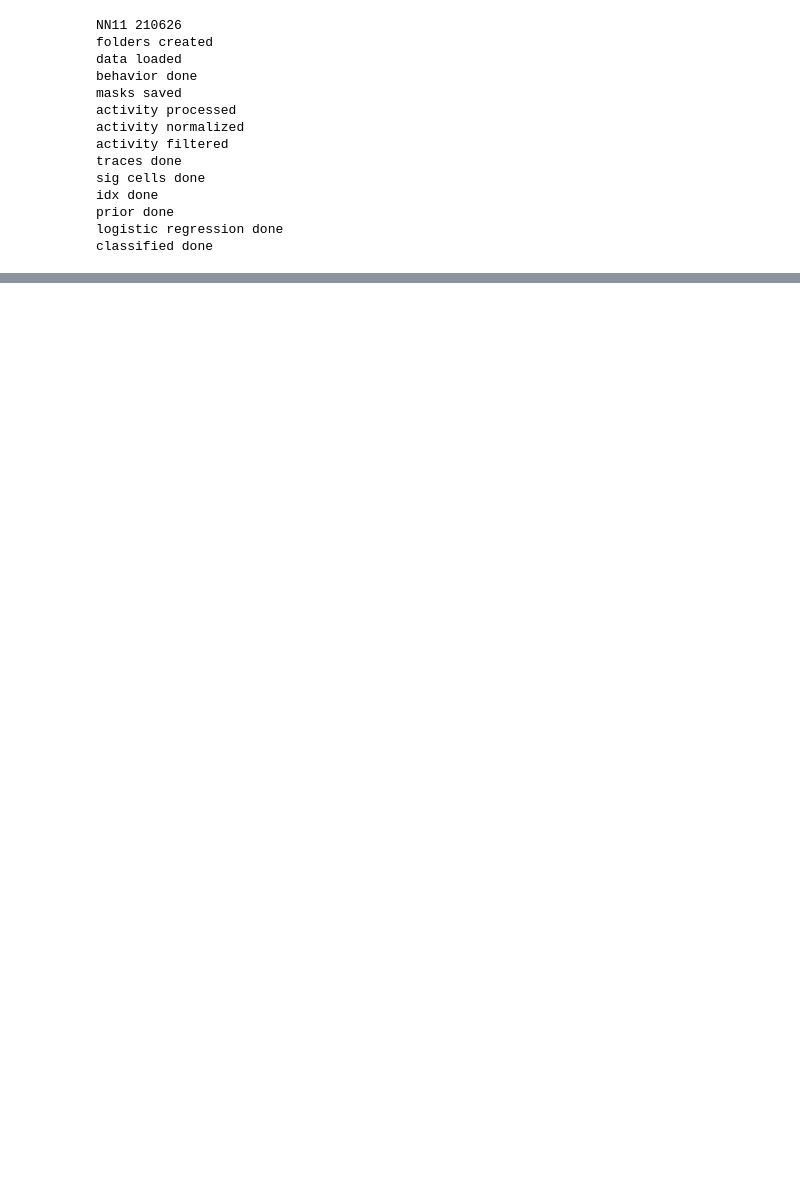
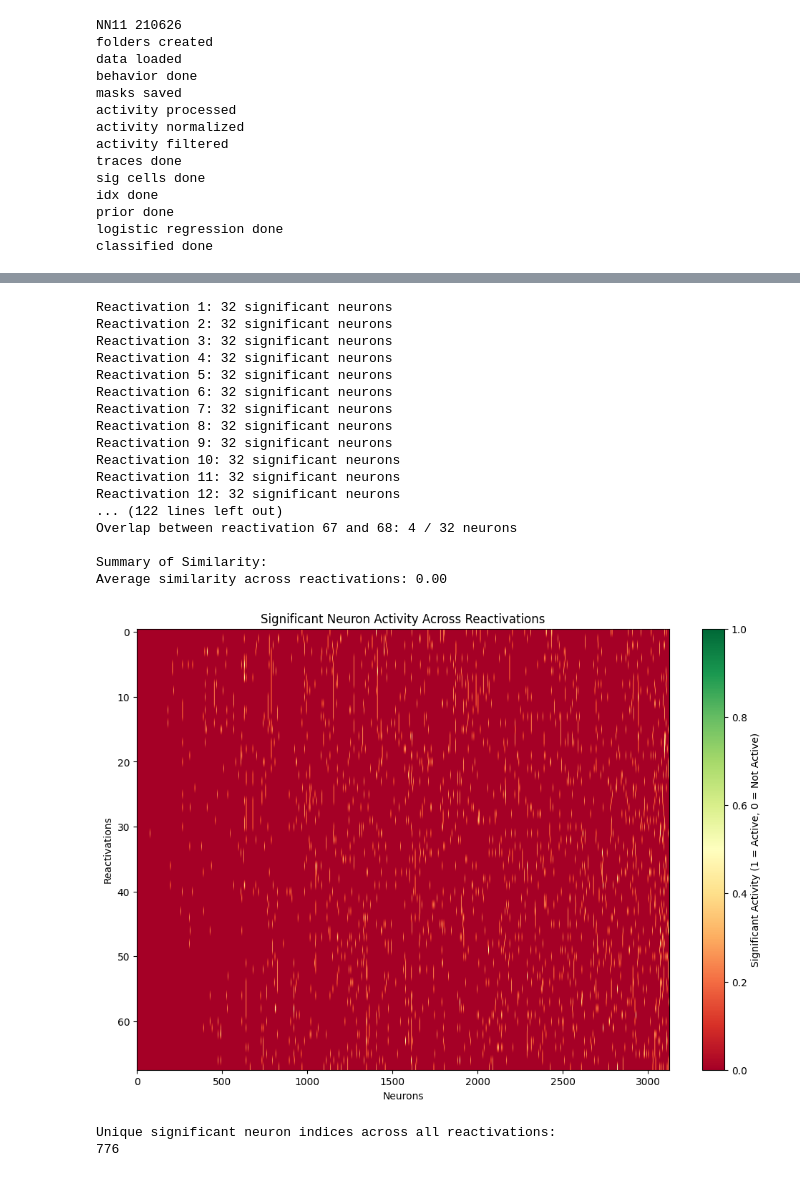
Before and after one commit to LheaLhea/representation_drift, a Jupyter notebook: drift_prediction1.ipynb, the cells around one changed output, grey strips where cells are left out. Saved outputs shown, nothing was run; the diff lists cells and outputs as text; code cells hidden in the pictures; blank space fills up the shorter version.

```diff
--- a/drift_prediction1.ipynb
+++ b/drift_prediction1.ipynb
@@ -614,0 +628,35 @@ plt.show()
+# %%
+significant_neurons_list_cs1 = analyze_significant_neurons(mean_activity_cs_1, trials=mean_activity_cs_1.shape[0])
+plot_significant_neurons(significant_neurons_list_cs1, total_neurons=mean_activity_r_1.shape[1])
+# %% [output]
+Reactivation 1: 32 significant neurons
+Reactivation 2: 32 significant neurons
+Reactivation 3: 32 significant neurons
+Reactivation 4: 32 significant neurons
+Reactivation 5: 32 significant neurons
+Reactivation 6: 32 significant neurons
+Reactivation 7: 32 significant neurons
+Reactivation 8: 32 significant neurons
+Reactivation 9: 32 significant neurons
+Reactivation 10: 32 significant neurons
+Reactivation 11: 32 significant neurons
+Reactivation 12: 32 significant neurons
+... (122 lines left out)
+Overlap between reactivation 67 and 68: 4 / 32 neurons
+
+Summary of Similarity:
+Average similarity across reactivations: 0.00
+[figure, added]
+# %%
+# Flatten the array of arrays into a single set of unique neuron indices
+unique_significant_neurons = np.unique(np.concatenate(significant_neurons_list_r1))
+
+# Convert to a list if needed
+unique_significant_neurons_list = unique_significant_neurons.tolist()
+
+# Print the result
+print("Unique significant neuron indices across all reactivations:")
+print(len(unique_significant_neurons_list))
+# %% [output]
+Unique significant neuron indices across all reactivations:
+776
```
Also changed, not shown: parts of 22 cells of this notebook.
